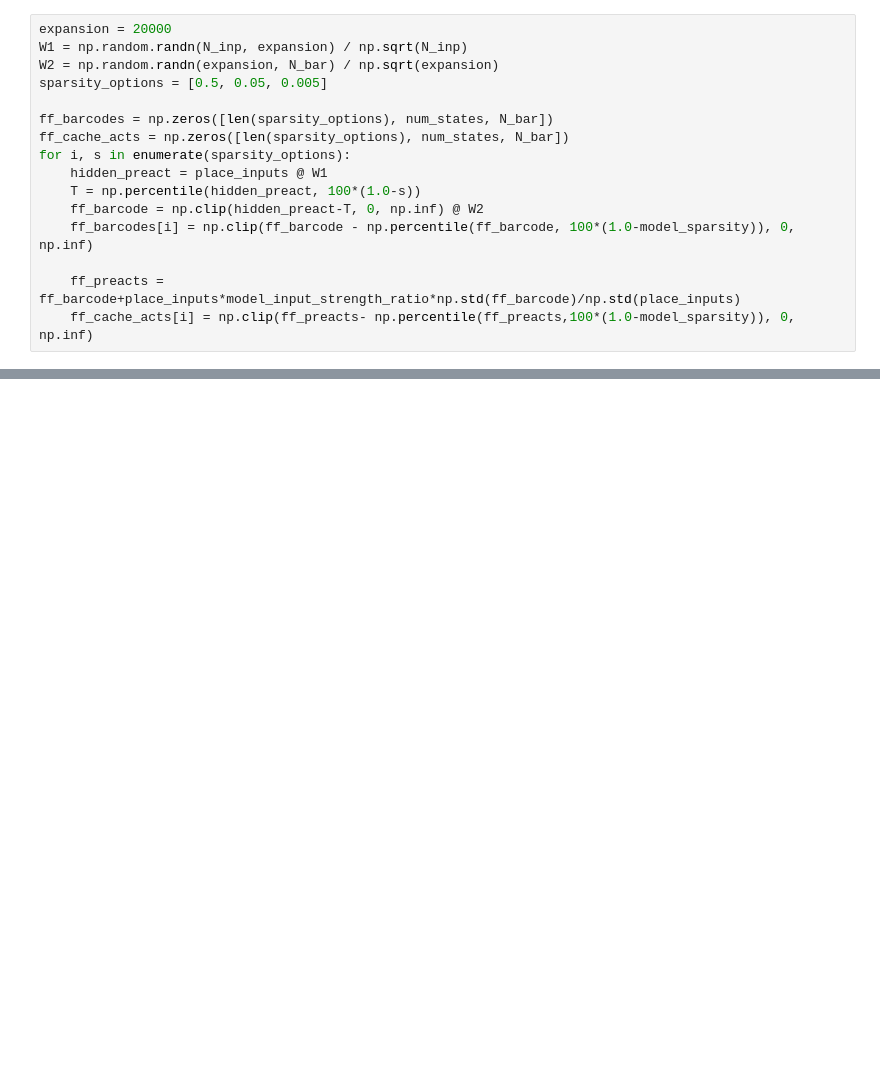
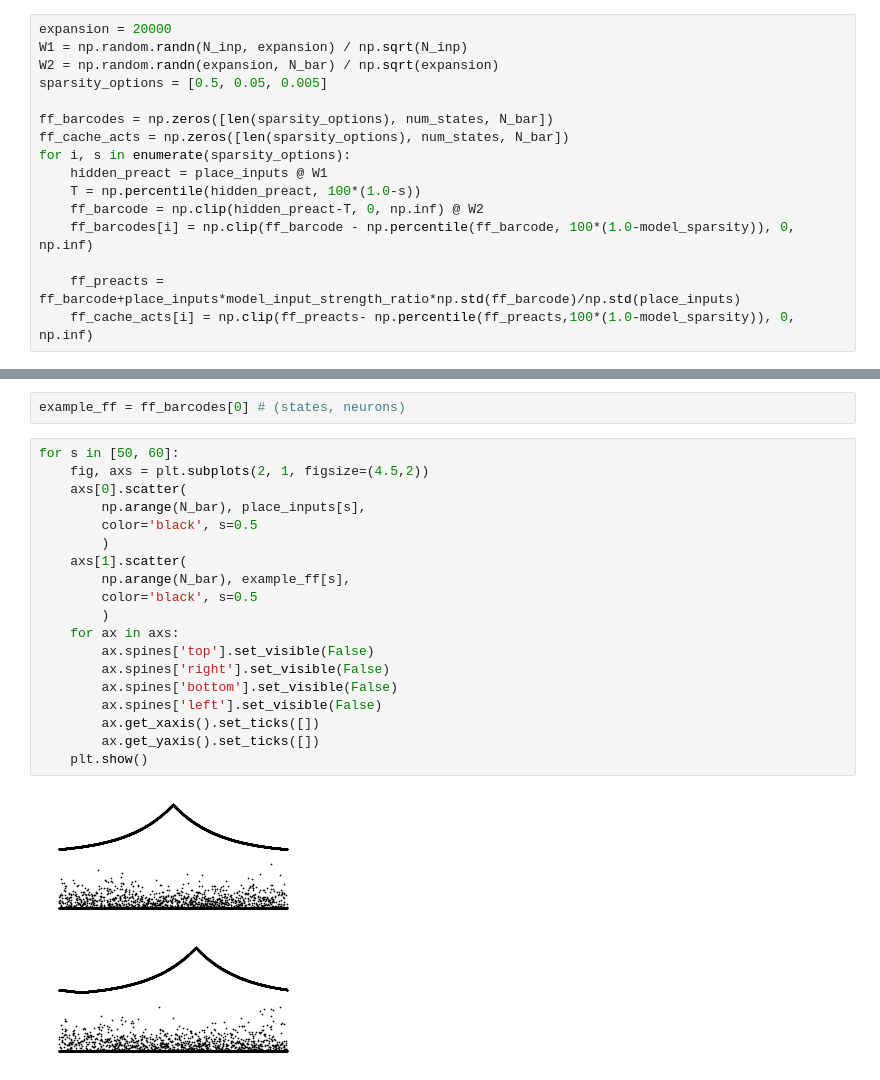
Before and after one commit to chingf/barcodes, a Jupyter notebook: Fig1-compare-model-to-feedforward.ipynb, the cells around one changed output, grey strips where cells are left out. Saved outputs shown, nothing was run; the diff lists cells and outputs as text; blank space fills up the shorter version.

```diff
--- a/Fig1-compare-model-to-feedforward.ipynb
+++ b/Fig1-compare-model-to-feedforward.ipynb
@@ -119,0 +155,24 @@ Text(0, 0.5, 'Activity correlation (noiseless)')
+# %%
+example_ff = ff_barcodes[0] # (states, neurons)
+# %%
+for s in [50, 60]:
+    fig, axs = plt.subplots(2, 1, figsize=(4.5,2))
+    axs[0].scatter(
+        np.arange(N_bar), place_inputs[s],
+        color='black', s=0.5
+        )
+    axs[1].scatter(
+        np.arange(N_bar), example_ff[s],
+        color='black', s=0.5
+        )
+    for ax in axs:
+        ax.spines['top'].set_visible(False)
+        ax.spines['right'].set_visible(False)
+        ax.spines['bottom'].set_visible(False)
+        ax.spines['left'].set_visible(False)
+        ax.get_xaxis().set_ticks([])
+        ax.get_yaxis().set_ticks([])
+    plt.show()
+# %% [output]
+[figure, added]
+[figure, added]
```
Also changed, not shown: parts of 16 cells of this notebook, 27 other files.
